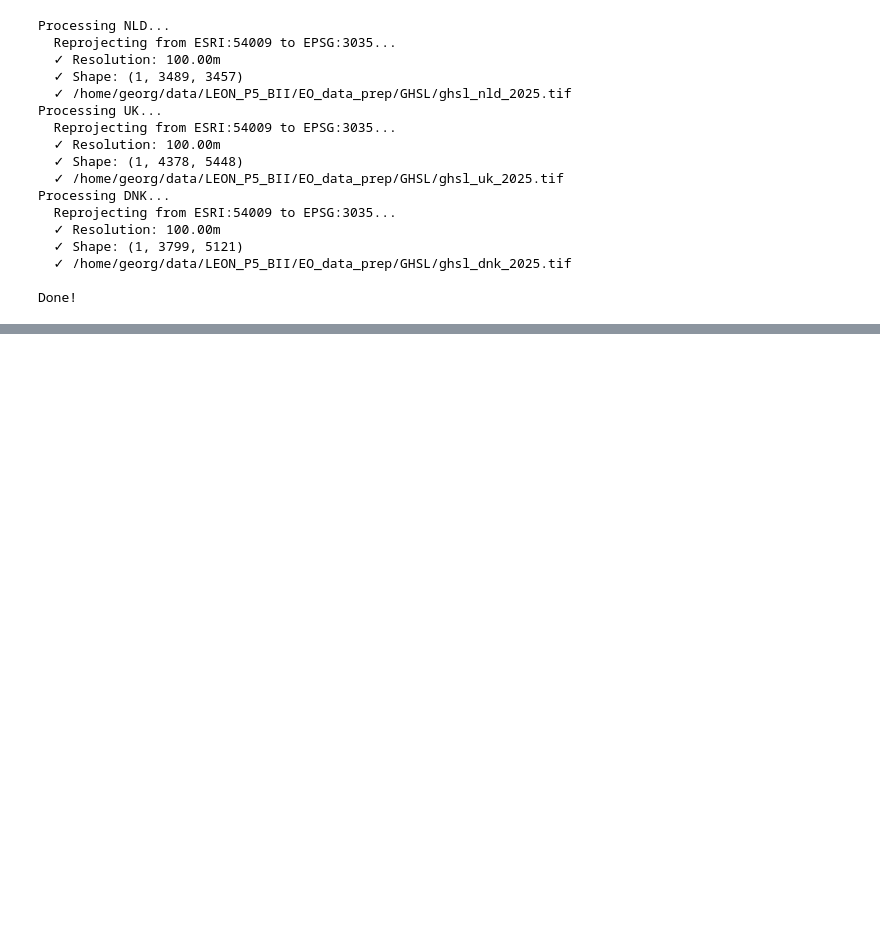
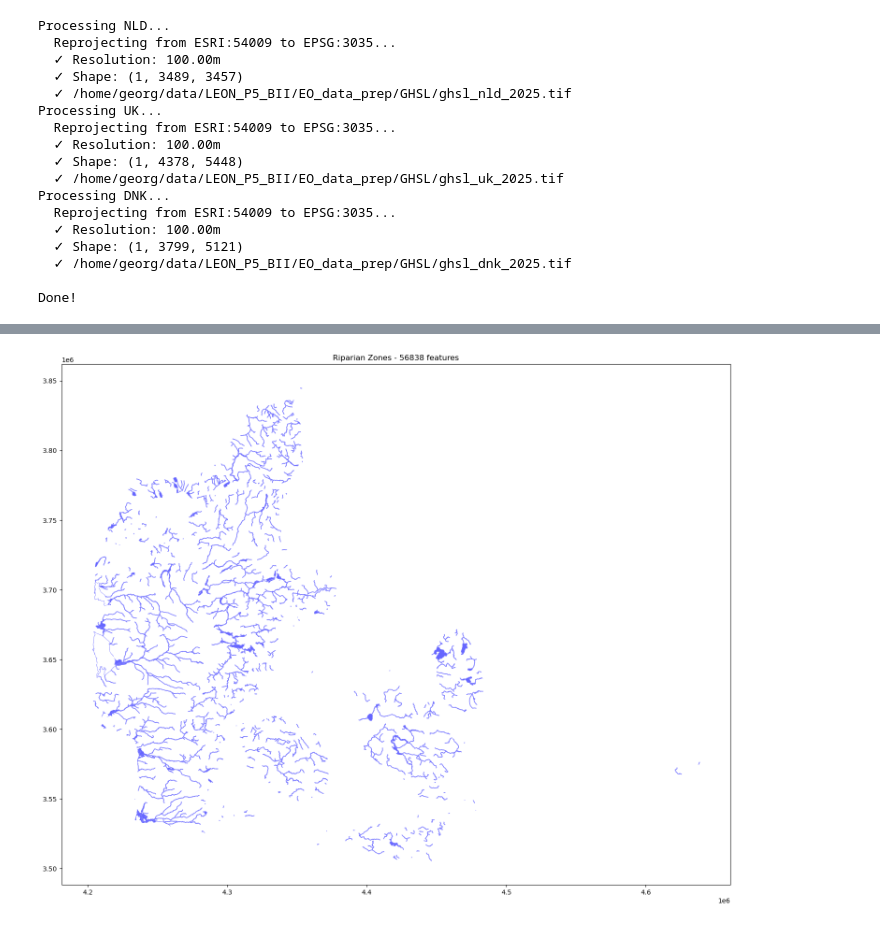
Before and after one commit to Assimila/LEON-P5, a Jupyter notebook: 0_prep_datasets.ipynb, the cells around one changed output, grey strips where cells are left out. Cells and saved outputs as stored; diff of their text form; code cells hidden in the pictures; blank space fills up the shorter version.

```diff
--- a/0_prep_datasets.ipynb
+++ b/0_prep_datasets.ipynb
@@ -1029,0 +1145,16 @@ print(f"✓ Saved: {output_path}")
+# %%
+import geopandas as gpd
+import matplotlib.pyplot as plt
+from pathlib import Path
+
+gpkg_path = Path("~/data/LEON_P5_BII/EO_data_raw/Riparian/riparian_dnk_2018.gpkg").expanduser()
+
+gdf = gpd.read_file(gpkg_path)
+
+fig, ax = plt.subplots(figsize=(15, 12))
+gdf.plot(ax=ax, color='blue', edgecolor='none', alpha=0.6)
+ax.set_title(f'Riparian Zones - {len(gdf)} features')
+plt.tight_layout()
+plt.show()
+# %% [output]
+[figure, added]
```
Also changed, not shown: parts of 6 cells of this notebook.
